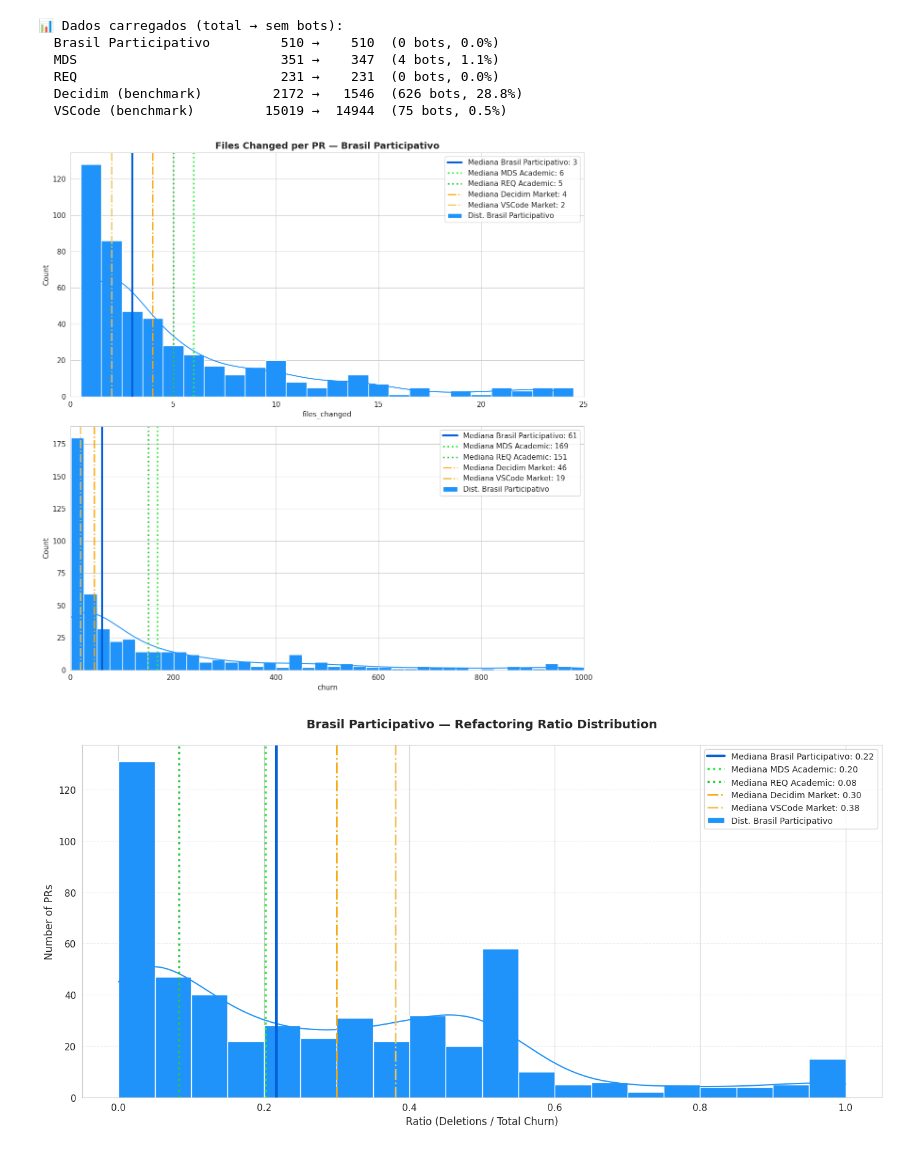
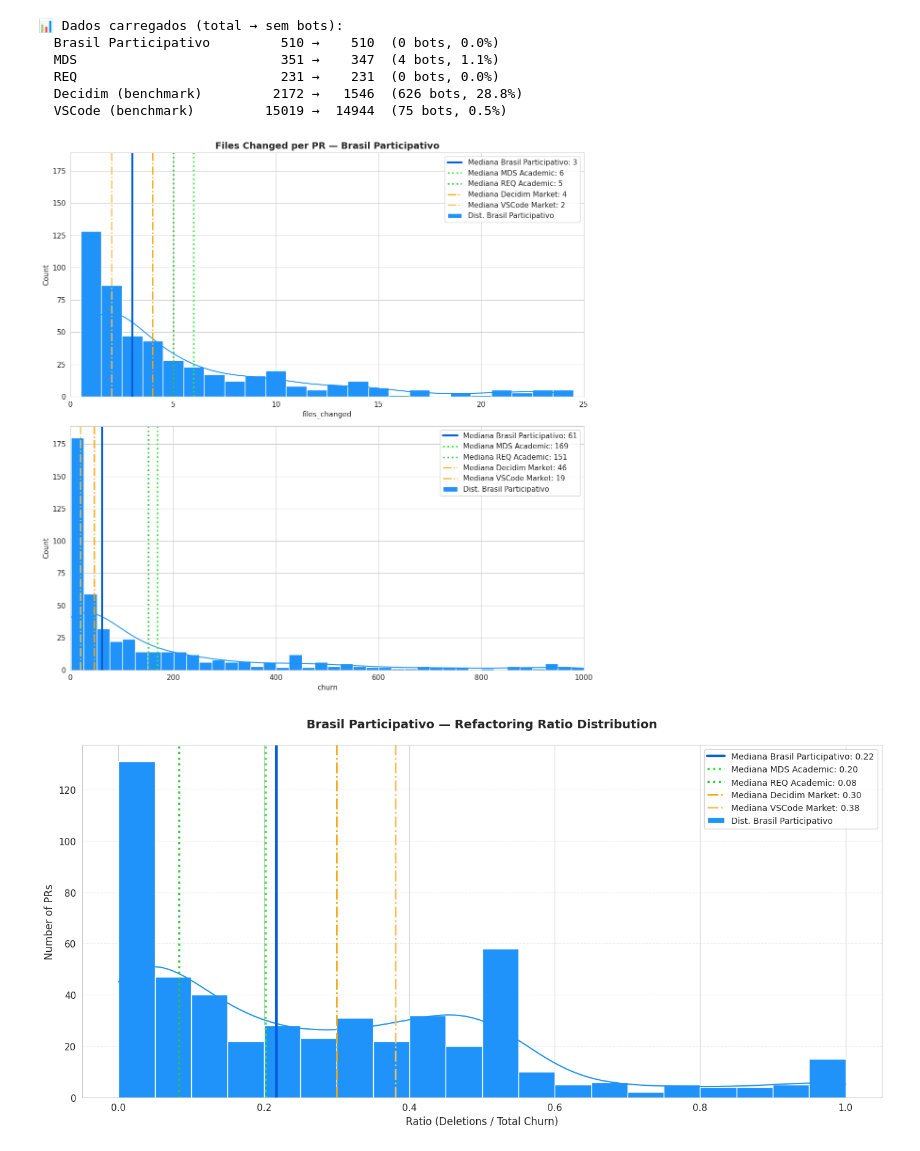
Before and after one commit to lablivre-unb/EbL_Over_PbL, a Jupyter notebook: metrics/notebooks/prs_viz_bp.ipynb, the cells around one changed output. Cells and saved outputs as stored; diff of their text form; code cells hidden in the pictures.

```diff
--- a/metrics/notebooks/prs_viz_bp.ipynb
+++ b/metrics/notebooks/prs_viz_bp.ipynb
@@ -89,34 +89,38 @@ def plot_size_complexity_multi_bench(df_lab, df_mds, df_req, lab_label="BP", mds
     p50_churn_vscode = clean_vscode['churn'].median()
 
     subset_files = clean_lab[clean_lab['files_changed'] <= 25]['files_changed']
     sns.histplot(subset_files, discrete=True, color=BP_LIGHT, edgecolor='white', alpha=1.0, ax=ax1, label=f'Dist. {lab_label}', kde=True)
 
     ax1.axvline(p50_files_lab, color=BP_PRIMARY, linewidth=3, label=f'Mediana {lab_label}: {p50_files_lab:.0f}')
     ax1.axvline(p50_files_mds, color=DISC_PRIMARY, linewidth=2.5, linestyle=':', label=f'Mediana {mds_label}: {p50_files_mds:.0f}')
     ax1.axvline(p50_files_req, color=DISC_LIGHT, linewidth=2.5, linestyle=':', label=f'Mediana {req_label}: {p50_files_req:.0f}')
     ax1.axvline(p50_files_decidim, color=BENCH_PRIMARY, linewidth=2, linestyle='-.', label=f'Mediana {decidim_title}: {p50_files_decidim:.0f}')
     ax1.axvline(p50_files_vscode, color=BENCH_MEDIUM, linewidth=2, linestyle='-.', label=f'Mediana {vscode_title}: {p50_files_vscode:.0f}')
     ax1.set_title('Files Changed per PR — Brasil Participativo', fontsize=14, fontweight='bold')
     ax1.set_xlim(0, 25)
     ax1.legend()
 
     subset_churn = clean_lab[clean_lab['churn'] <= 1000]['churn']
     sns.histplot(subset_churn, binwidth=25, kde=True, color=BP_LIGHT, edgecolor='white', alpha=1.0, ax=ax2, label=f'Dist. {lab_label}')
 
     ax2.axvline(p50_churn_lab, color=BP_PRIMARY, linewidth=3, label=f'Mediana {lab_label}: {p50_churn_lab:.0f}')
     ax2.axvline(p50_churn_mds, color=DISC_PRIMARY, linewidth=2.5, linestyle=':', label=f'Mediana {mds_label}: {p50_churn_mds:.0f}')
     ax2.axvline(p50_churn_req, color=DISC_LIGHT, linewidth=2.5, linestyle=':', label=f'Mediana {req_label}: {p50_churn_req:.0f}')
     ax2.axvline(p50_churn_decidim, color=BENCH_PRIMARY, linewidth=2, linestyle='-.', label=f'Mediana {decidim_title}: {p50_churn_decidim:.0f}')
     ax2.axvline(p50_churn_vscode, color=BENCH_MEDIUM, linewidth=2, linestyle='-.', label=f'Mediana {vscode_title}: {p50_churn_vscode:.0f}')
     ax2.set_xlim(0, 1000)
     ax2.legend()
 
+    max_y = max(ax1.get_ylim()[1], ax2.get_ylim()[1])
+    ax1.set_ylim(0, max_y)
+    ax2.set_ylim(0, max_y)
+
     plt.tight_layout()
     plt.show()
 
 plot_size_complexity_multi_bench(df_no_bots, df_mds_no_bots, df_req_no_bots, lab_label=org_title, mds_label=mds_title, req_label=req_title)
 # %% [output]
-[figure, old version]
+[figure, new version]
 # %%
 def plot_maintenance_patterns_comparison(df_bp, df_mds, df_req):
     def calculate_ratio(data):
```
Also changed, not shown: parts of 2 cells of this notebook.
